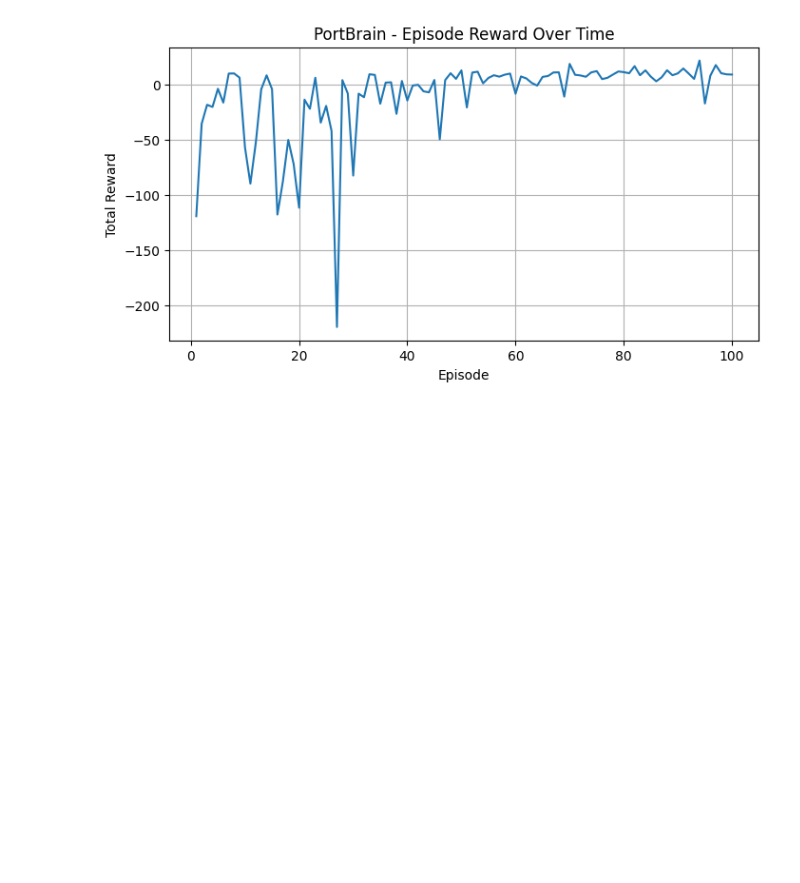
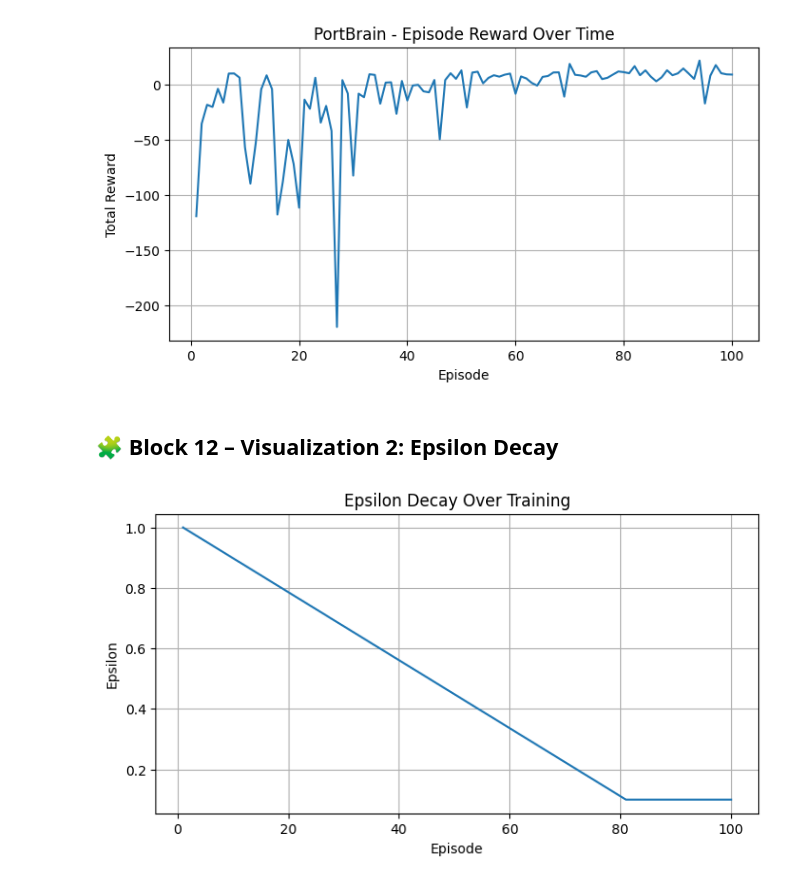
Before and after one commit to ParagShah-7/Port-Brain, a Jupyter notebook: PB CODE.ipynb, the cells around one changed output. Cells and saved outputs as stored; diff of their text form; code cells hidden in the pictures; blank space fills up the shorter version.

Commit message:
Added Visualization

```diff
--- a/PB CODE.ipynb
+++ b/PB CODE.ipynb
@@ -120,17 +151,19 @@ class PortEnv:
 # ---------------------------------------------------------------
 # Replay Memory
 # ---------------------------------------------------------------
-Transition = namedtuple('Transition',
-                        ('state', 'action', 'reward', 'next_state', 'done'))
+Transition = namedtuple(
+    'Transition',
+    ('state', 'action', 'reward', 'next_state', 'done')
+)
 
 class ReplayMemory:
-    def __init__(self, capacity):
+    def __init__(self, capacity: int):
         self.memory = deque(maxlen=capacity)
 
     def push(self, *args):
         self.memory.append(Transition(*args))
 
-    def sample(self, batch_size):
+    def sample(self, batch_size: int):
         return random.sample(self.memory, batch_size)
 
     def __len__(self):
@@ -140,7 +175,7 @@ class ReplayMemory:
 # DQN Network
 # ---------------------------------------------------------------
 class DQN(nn.Module):
-    def __init__(self, state_dim, action_dim):
+    def __init__(self, state_dim: int, action_dim: int):
         super().__init__()
         self.layers = nn.Sequential(
             nn.Linear(state_dim, 64),
@@ -157,7 +194,7 @@ class DQN(nn.Module):
 # DQN Agent
 # ---------------------------------------------------------------
 class DQNAgent:
-    def __init__(self, state_dim, action_dim):
+    def __init__(self, state_dim: int, action_dim: int):
         self.state_dim = state_dim
         self.action_dim = action_dim
 
@@ -167,27 +204,29 @@ class DQNAgent:
         self.policy_net = DQN(state_dim, action_dim).to(device)
         self.target_net = DQN(state_dim, action_dim).to(device)
         self.target_net.load_state_dict(self.policy_net.state_dict())
+        self.target_net.eval()
 
         self.optimizer = optim.Adam(self.policy_net.parameters(), lr=LR)
         self.memory = ReplayMemory(REPLAY_CAPACITY)
 
-    def get_epsilon(self, episode):
+    def get_epsilon(self, episode: int) -> float:
         frac = min(1.0, episode / EPS_DECAY_EPISODES)
         return EPS_START + frac * (EPS_END - EPS_START)
 
-    def select_action(self, state, episode):
+    def select_action(self, state: np.ndarray, episode: int) -> int:
         eps = self.get_epsilon(episode)
         if random.random() < eps:
             return random.randrange(self.action_dim)
 
-        state_t = torch.tensor(state, dtype=torch.float32, device=device).unsqueeze(0)
+        state_t = torch.tensor(state, dtype=torch.float32,
+                               device=device).unsqueeze(0)
         with torch.no_grad():
             q_vals = self.policy_net(state_t)
-        return int(torch.argmax(q_vals).item())
+        return int(torch.argmax(q_vals, dim=1).item())
 
     def optimize(self):
         if len(self.memory) < self.batch_size:
-            return None
+            return
 
         transitions = self.memory.sample(self.batch_size)
         batch = Transition(*zip(*transitions))
@@ -202,8 +241,10 @@ class DQNAgent:
         done_b = torch.tensor(batch.done, dtype=torch.float32,
                               device=device).unsqueeze(1)
 
+        # Q(s,a)
         q_values = self.policy_net(state_b).gather(1, action_b)
 
+        # max_a' Q_target(s', a')
         with torch.no_grad():
             next_q = self.target_net(next_state_b).max(1, keepdim=True)[0]
 
@@ -222,14 +265,15 @@ class DQNAgent:
 # ---------------------------------------------------------------
 # Pretty Episode Summary Printer
 # ---------------------------------------------------------------
-def print_episode_summary(ep, metrics):
+def print_episode_summary(ep: int, metrics: dict):
     print("\n" + "─" * 70)
     print(f"📘 Episode {ep}")
     print(f" • Initial Ships      : {metrics['initial_ships']}")
     print(f" • Total Arrivals     : {metrics['total_arrivals']}")
+    print(f" • Total Ships Seen   : {metrics['total_ships_seen']}")
     print(f" • Ships Handled      : {metrics['ships_handled']}")
     print(f" • Ships Remaining    : {metrics['ships_remaining']}")
     print(f" • Reward             : {metrics['total_reward']:.2f}")
     print(f" • Steps              : {metrics['steps']}")
-    print(f" • Avg Q-value        : {metrics['avg_q']:.2f}")
+    print(f" • Avg Q-value        : {metrics['avg_q_value']:.2f}")
     print(f" • Epsilon            : {metrics['epsilon']:.3f}")
@@ -417,3 +507,18 @@ plt.grid(True)
 plt.show()
 # %% [output]
 [figure]
+# %% [markdown]
+## 🧩 Block 12 – Visualization 2: Epsilon Decay
+# %%
+# ---------------------------------------------------------------
+# Visualization 2 – Epsilon Decay Over Training
+# ---------------------------------------------------------------
+plt.figure(figsize=(8,4))
+plt.plot(history_df["episode"], history_df["epsilon"])
+plt.xlabel("Episode")
+plt.ylabel("Epsilon")
+plt.title("Epsilon Decay Over Training")
+plt.grid(True)
+plt.show()
+# %% [output]
+[figure, added]
```
Also changed, not shown: parts of 20 cells of this notebook, 3 other files.
